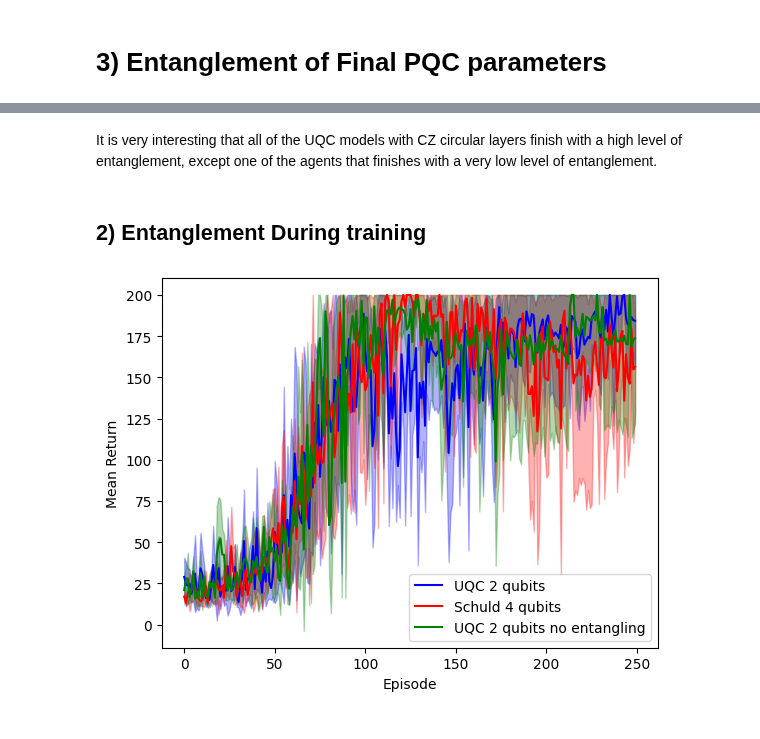
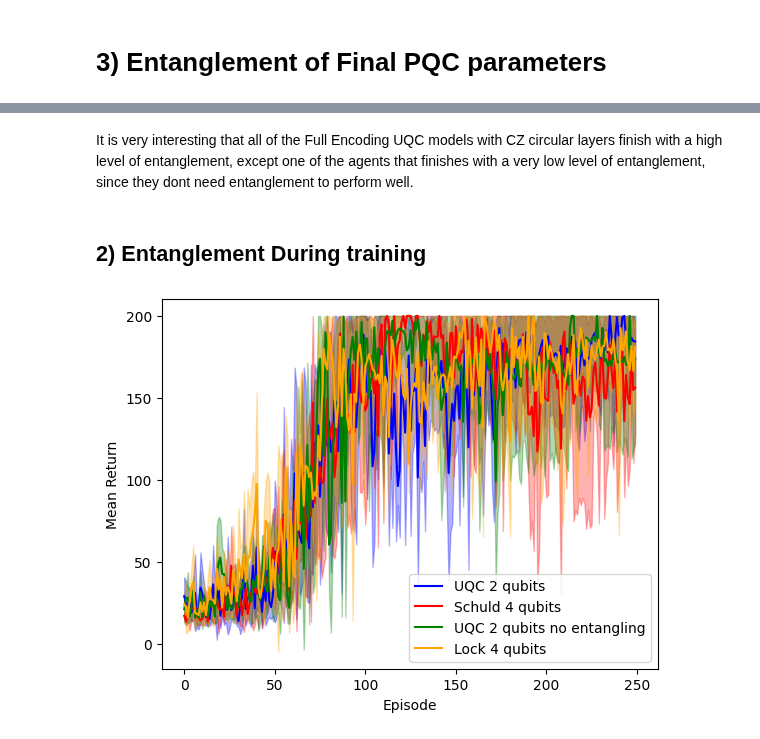
Before and after one commit to RodrigoCoelho7/VQC_Qlearning, a Jupyter notebook: data_analysis/entanglement_capability.ipynb, the cells around one changed output, grey strips where cells are left out. Saved outputs shown, nothing was run; the diff lists cells and outputs as text; code cells hidden in the pictures.

```diff
--- a/data_analysis/entanglement_capability.ipynb
+++ b/data_analysis/entanglement_capability.ipynb
@@ -217,37 +301,44 @@ Final entanglement of UQC with 2 qubits and no entangling layer 5:  -3.540570614
 # %% [markdown]
-It is very interesting that all of the UQC models with CZ circular layers  finish with a high level of entanglement, except one of the agents that finishes with a very low level of entanglement.
+It is very interesting that all of the Full Encoding UQC models with CZ circular layers finish with a high level of entanglement, except one of the agents that finishes with a very low level of entanglement, since they dont need entanglement to perform well.
 # %% [markdown]
 ## 2) Entanglement During training
 # %%
 uqc_2qubits_training_path = "../../results/entanglement_training/2_qubit_uqc_cz"
 uqc_2qubits_no_entangling_training_path = "../../results/entanglement_training/2_qubit_uqc_noentangling"
 skolik_datareup_training_path = "../../results/entanglement_training/skolik_datareup"
+lock_datareup_training_path = "../../results/entanglement_training/lock_datareup"
 
 uqc_2qubits_training = Analysis(uqc_2qubits_training_path)
 skolik_datareup_training = Analysis(skolik_datareup_training_path)
 uqc_2qubits_no_entangling_training = Analysis(uqc_2qubits_no_entangling_training_path)
+lock_datareup_training = Analysis(lock_datareup_training_path)
 # %%
 uqc_2qubits_training_return = uqc_2qubits_training.get_rewards()
 skolik_datareup_training_return = skolik_datareup_training.get_rewards()
 uqc_2qubits_no_entangling_training_return = uqc_2qubits_no_entangling_training.get_rewards()
+lock_datareup_training_return = lock_datareup_training.get_rewards()
 
 uqc_2qubits_training_mean_return = np.mean(uqc_2qubits_training_return, axis = 0)
 skolik_datareup_training_mean_return = np.mean(skolik_datareup_training_return, axis = 0)
 uqc_2qubits_no_entangling_training_mean_return = np.mean(uqc_2qubits_no_entangling_training_return, axis = 0)
+lock_datareup_training_mean_return = np.mean(lock_datareup_training_return, axis = 0)
 
 uqc_2qubits_training_std_return = np.std(uqc_2qubits_training_return, axis = 0)
 skolik_datareup_training_std_return = np.std(skolik_datareup_training_return, axis = 0)
 uqc_2qubits_no_entangling_training_std_return = np.std(uqc_2qubits_no_entangling_training_return, axis = 0)
+lock_datareup_training_std_return = np.std(lock_datareup_training_return, axis = 0)
 # %%
 plt.plot(uqc_2qubits_training_mean_return,color = "blue", label = "UQC 2 qubits")
 plt.plot(skolik_datareup_training_mean_return,color = "red", label = "Schuld 4 qubits")
 plt.plot(uqc_2qubits_no_entangling_training_mean_return,color = "green", label = "UQC 2 qubits no entangling")
+plt.plot(lock_datareup_training_mean_return,color = "orange", label = "Lock 4 qubits")
 plt.fill_between(range(len(uqc_2qubits_training_mean_return)), uqc_2qubits_training_mean_return - uqc_2qubits_training_std_return, np.clip(uqc_2qubits_training_mean_return + uqc_2qubits_training_std_return, a_min = None, a_max = 200), alpha = 0.3, color = "blue")
 plt.fill_between(range(len(skolik_datareup_training_mean_return)), skolik_datareup_training_mean_return - skolik_datareup_training_std_return, np.clip(skolik_datareup_training_mean_return + skolik_datareup_training_std_return, a_min = None, a_max = 200), alpha = 0.3, color = "red")
 plt.fill_between(range(len(uqc_2qubits_no_entangling_training_mean_return)), uqc_2qubits_no_entangling_training_mean_return - uqc_2qubits_no_entangling_training_std_return, np.clip(uqc_2qubits_no_entangling_training_mean_return + uqc_2qubits_no_entangling_training_std_return, a_min = None, a_max = 200), alpha = 0.3, color = "green")
+plt.fill_between(range(len(lock_datareup_training_mean_return)), lock_datareup_training_mean_return - lock_datareup_training_std_return, np.clip(lock_datareup_training_mean_return + lock_datareup_training_std_return, a_min = None, a_max = 200), alpha = 0.3, color = "orange")
 plt.xlabel("Episode")
 plt.ylabel("Mean Return")
 plt.legend()
 plt.show()
 # %% [output]
-[figure, old version]
+[figure, new version]
```
Also changed, not shown: parts of 17 cells of this notebook.
